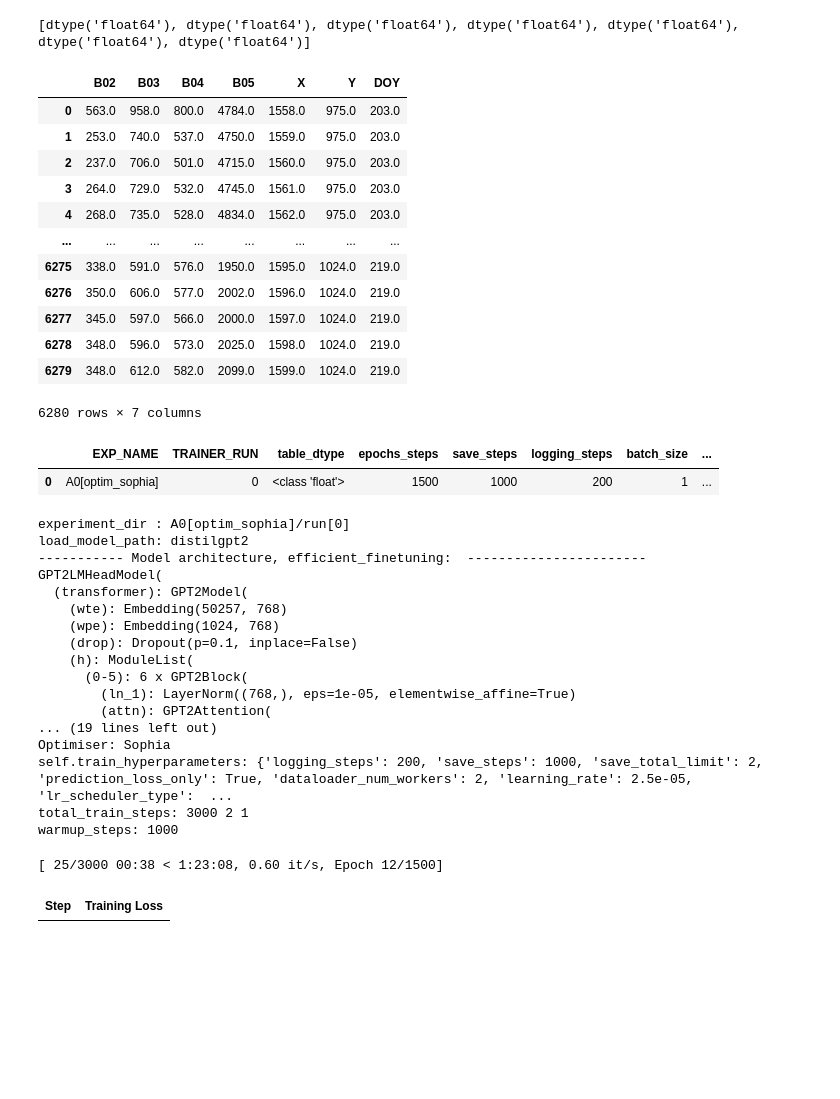
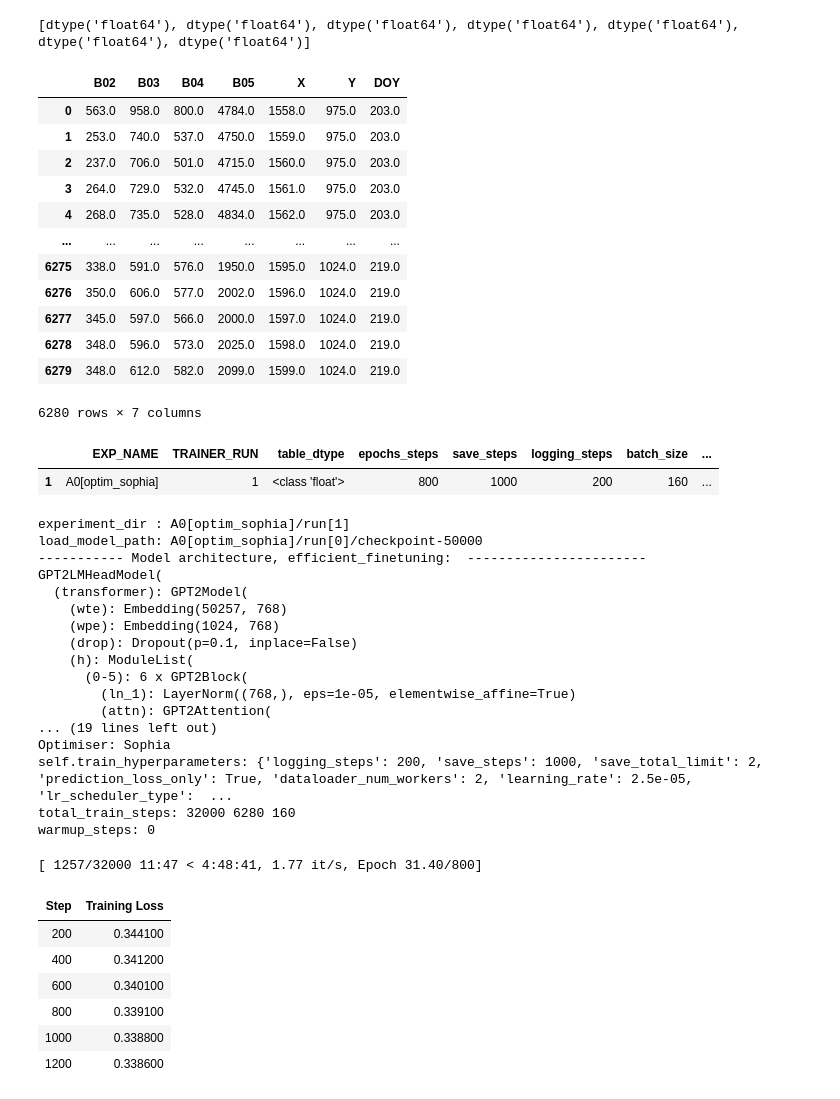
Before and after one commit to koyacolab/aispace, a Jupyter notebook: ai.ipynb, the cells around one changed output. Cells and saved outputs as stored; diff of their text form; code cells hidden in the pictures; blank space fills up the shorter version.

Commit message:
scheduler for 2nd order optimizer trainable

```diff
--- a/ai.ipynb
+++ b/ai.ipynb
@@ -269,11 +291,11 @@ display(data)
 # #######################################
 
 #### FOR V-100 GPU USABILITY################################
-epochs_steps = 1500   # 250 #50
+epochs_steps = 800   # 250 #50
 save_steps = 1000   #250 #50 #9380  #2000   # FOR FIT THIS VALUE START TRAIN DATASET, EQUALS FOR STEPS IN FIRST START
 logging_steps = 200 # 250 #25 #9380  #1000
 #### batch_size = 250 for T4
-batch_size = 1    # 160 #250 #312  # 224 # 250 #300 #164 for float64 # 112 # for float64 # 136 # 96   # 140# 400
+batch_size = 160 #250 #312  # 224 # 250 #300 #164 for float64 # 112 # for float64 # 136 # 96   # 140# 400
 #######################################
 
 # #### FOR A-100 GPU USABILITY################################
@@ -298,7 +320,7 @@ EXP_NAME = f'A0[optim_{optimizer_fit}]'
 # learning_rate = 5e-5
 # lr_scheduler_type = 'constant' # constant_with_warmup
 
-step_checkpoint = 40000
+step_checkpoint = 50000
 ######### SET TRAINER_RUN ARGUMENTS ##########################
 learning_rate = 0.000025
 lr_scheduler_type = 'cosine_with_restarts'
@@ -312,7 +334,7 @@ lr_scheduler_type = 'constant'
 
 
 experiment_dir = ""
-TRAINER_RUN = 0
+TRAINER_RUN = 1
 
 if TRAINER_RUN == 0:
   load_model_path = 'distilgpt2'
@@ -375,12 +397,12 @@ model = GReaT(llm=load_model_path,
               efficient_finetuning = efficient_finetuning,
               learning_rate=learning_rate,
               lr_scheduler_type=lr_scheduler_type,
-              warmup_steps = 1000,
+              warmup_steps = 0,
               # warmup_ratio=0.05,
               seed=current_time,
               data_seed=current_time+int(time.time()),
               # optim=optimizer,
-              # fp16 = True,
+              fp16 = True,
               # torch_compile=True,   #### uncomment for Ampere
               # bf16=True,            #### uncomment for Ampere
               )
@@ -390,46 +412,52 @@ print(model.model)
 print(f'----------------------------------------------------------------------------------------------------')
 # fn
 
-model.fit(data=data[0:2], optimizer=optimizer_fit, lr_fit=1e-4, resume_from_checkpoint=True)
+model.fit(data=data, optimizer=optimizer_fit, lr_fit=1e-4) #, resume_from_checkpoint=True)
 # model.fit(data=train_data, test_data=test_data)
 
 TRAINER_DICT.to_csv(f'{experiment_dir}.csv')
 # %% [output]
 [dtype('float64'), dtype('float64'), dtype('float64'), dtype('float64'), dtype('float64'), dtype('float64'), dtype('float64')]
 |  | B02 | B03 | B04 | B05 | X | Y | DOY |
 | 0 | 563.0 | 958.0 | 800.0 | 4784.0 | 1558.0 | 975.0 | 203.0 |
 | 1 | 253.0 | 740.0 | 537.0 | 4750.0 | 1559.0 | 975.0 | 203.0 |
 | 2 | 237.0 | 706.0 | 501.0 | 4715.0 | 1560.0 | 975.0 | 203.0 |
 | 3 | 264.0 | 729.0 | 532.0 | 4745.0 | 1561.0 | 975.0 | 203.0 |
 | 4 | 268.0 | 735.0 | 528.0 | 4834.0 | 1562.0 | 975.0 | 203.0 |
 | ... | ... | ... | ... | ... | ... | ... | ... |
 | 6275 | 338.0 | 591.0 | 576.0 | 1950.0 | 1595.0 | 1024.0 | 219.0 |
 | 6276 | 350.0 | 606.0 | 577.0 | 2002.0 | 1596.0 | 1024.0 | 219.0 |
 | 6277 | 345.0 | 597.0 | 566.0 | 2000.0 | 1597.0 | 1024.0 | 219.0 |
 | 6278 | 348.0 | 596.0 | 573.0 | 2025.0 | 1598.0 | 1024.0 | 219.0 |
 | 6279 | 348.0 | 612.0 | 582.0 | 2099.0 | 1599.0 | 1024.0 | 219.0 |
 6280 rows × 7 columns
 |  | EXP_NAME | TRAINER_RUN | table_dtype | epochs_steps | save_steps | logging_steps | batch_size | ... |
-| 0 | A0[optim_sophia] | 0 | <class 'float'> | 1500 | 1000 | 200 | 1 | ... |
+| 1 | A0[optim_sophia] | 1 | <class 'float'> | 800 | 1000 | 200 | 160 | ... |
-experiment_dir : A0[optim_sophia]/run[0]
-load_model_path: distilgpt2
+experiment_dir : A0[optim_sophia]/run[1]
+load_model_path: A0[optim_sophia]/run[0]/checkpoint-50000
 ----------- Model architecture, efficient_finetuning:  -----------------------
 GPT2LMHeadModel(
   (transformer): GPT2Model(
     (wte): Embedding(50257, 768)
     (wpe): Embedding(1024, 768)
     (drop): Dropout(p=0.1, inplace=False)
     (h): ModuleList(
       (0-5): 6 x GPT2Block(
         (ln_1): LayerNorm((768,), eps=1e-05, elementwise_affine=True)
         (attn): GPT2Attention(
 ... (19 lines left out)
 Optimiser: Sophia
 self.train_hyperparameters: {'logging_steps': 200, 'save_steps': 1000, 'save_total_limit': 2, 'prediction_loss_only': True, 'dataloader_num_workers': 2, 'learning_rate': 2.5e-05, 'lr_scheduler_type':  ...
-total_train_steps: 3000 2 1
-warmup_steps: 1000
+total_train_steps: 32000 6280 160
+warmup_steps: 0
-[ 25/3000 00:38 < 1:23:08, 0.60 it/s, Epoch 12/1500]
+[ 1257/32000 11:47 < 4:48:41, 1.77 it/s, Epoch 31.40/800]
 | Step | Training Loss |
+| 200 | 0.344100 |
+| 400 | 0.341200 |
+| 600 | 0.340100 |
+| 800 | 0.339100 |
+| 1000 | 0.338800 |
+| 1200 | 0.338600 |
 # %%
 from google.colab import runtime
 runtime.unassign()
```
Also changed, not shown: parts of 3 cells of this notebook, 1 other file.
